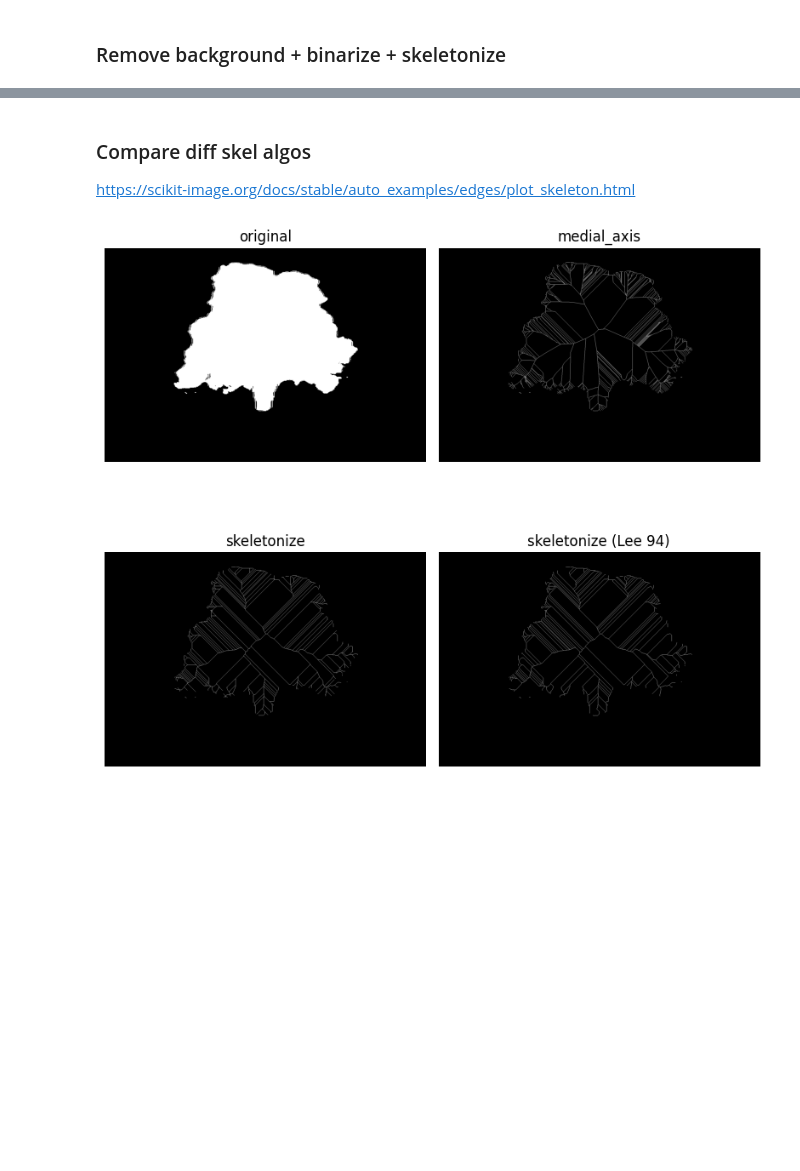
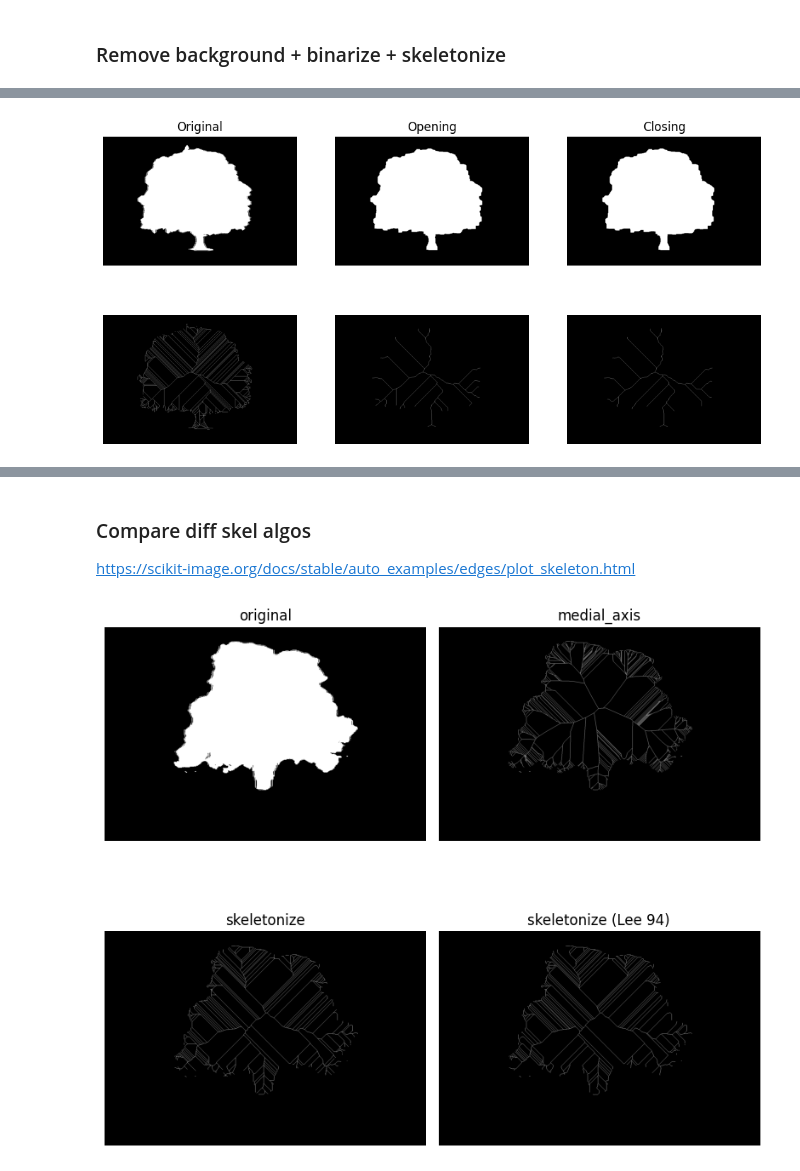
Before and after one commit to LinoLerch/ControlNet-Trees, a Jupyter notebook: Skeletonize/skeletonize.ipynb, the cells around one changed output, grey strips where cells are left out. Cells and saved outputs as stored; diff of their text form; code cells hidden in the pictures; blank space fills up the shorter version.

Commit message:
Add Opening&Closing, Depth images - restructure Skeletonize notebook - Add Opening&Closing to pipeline + expirement - Depth images experiment - add to README

```diff
--- a/Skeletonize/skeletonize.ipynb
+++ b/Skeletonize/skeletonize.ipynb
@@ -75,0 +111,26 @@ for img in img_list:
+# %%
+img_nr = 2
+output_path_bin = os.path.join(output_folder, f'tree{img_nr}_binary.png')
+img = cv2.imread(output_path_bin, cv2.IMREAD_GRAYSCALE)
+
+opening, closing = opening_closing(img)
+
+# save image closing
+cv2.imwrite(os.path.join(output_folder, f'tree{img_nr}_closing.png'), closing)
+
+# Display the results and their skeletons
+fig, ax = plt.subplots(2, 3, figsize=(12, 6))
+ax = np.ravel(ax)
+[axi.set_axis_off() for axi in ax]
+ax[0].imshow(img, cmap='gray')
+ax[0].set_title('Original')
+ax[1].imshow(opening, cmap='gray')
+ax[1].set_title('Opening')
+ax[2].imshow(closing, cmap='gray')
+ax[2].set_title('Closing')
+ax[3].imshow(skeletonize(img), cmap='gray')
+ax[4].imshow(skeletonize(opening), cmap='gray')
+ax[5].imshow(skeletonize(closing), cmap='gray')
+plt.show()
+# %% [output]
+[figure, added]
```
Also changed, not shown: parts of 8 cells of this notebook, 1 other file.
